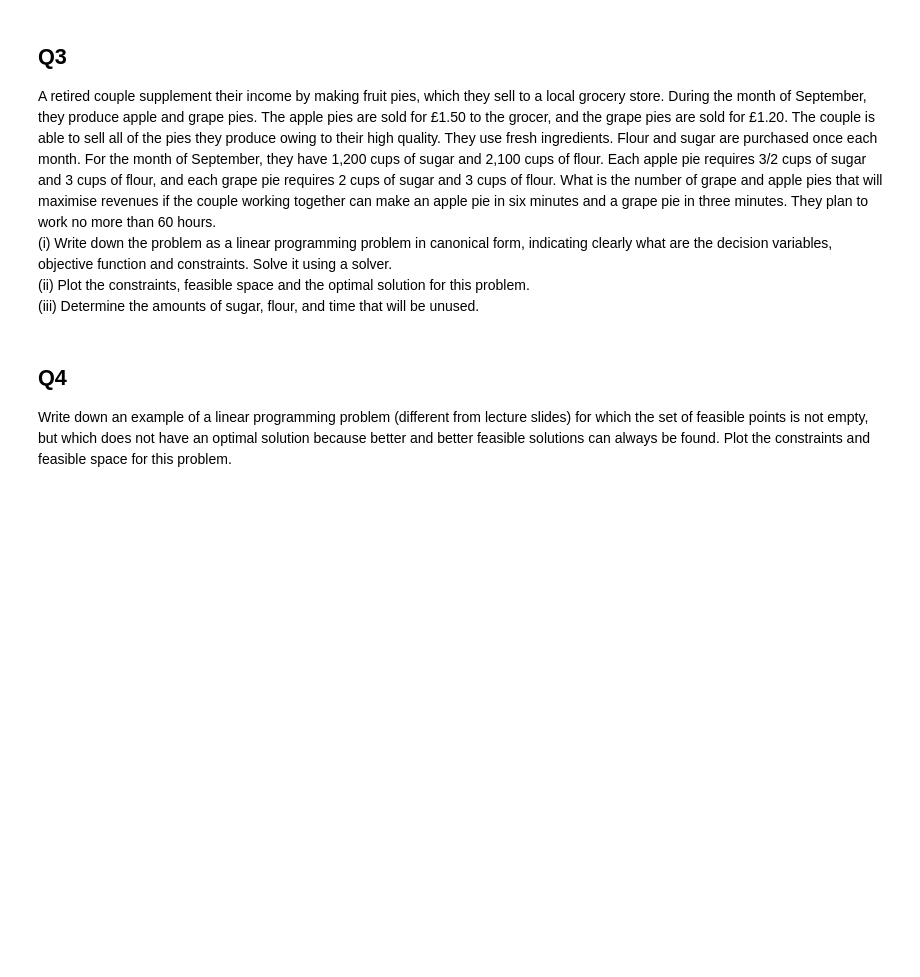
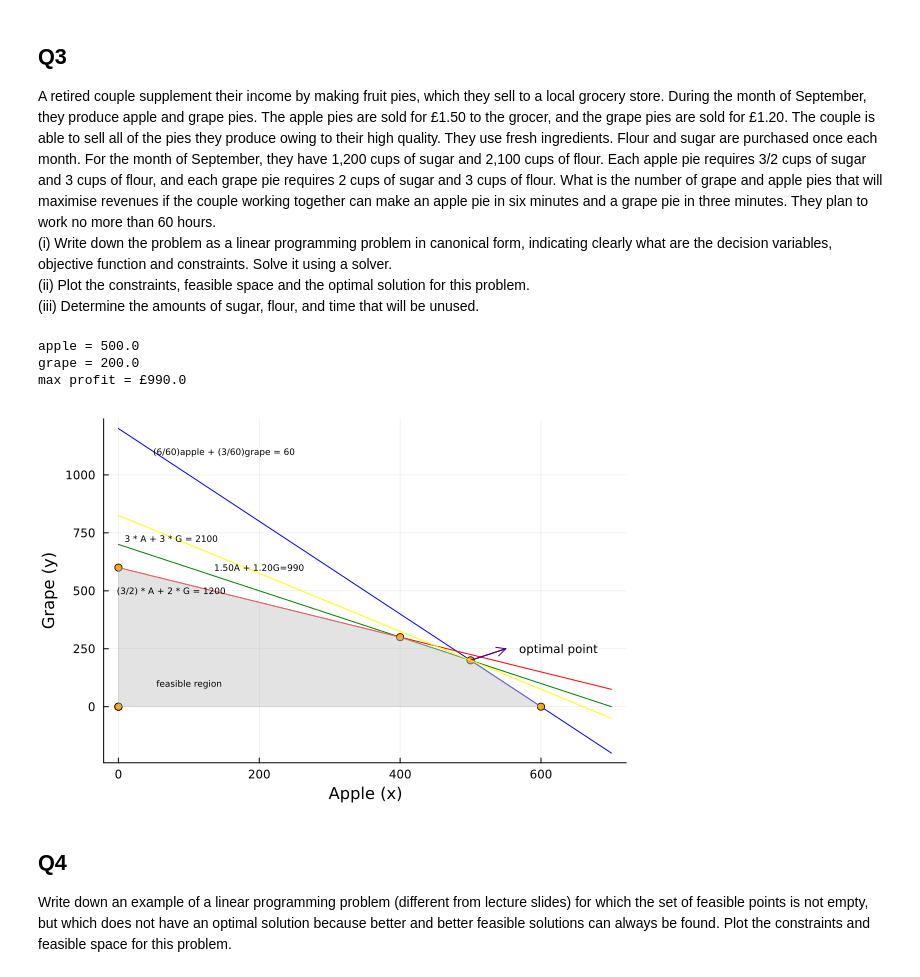
Before and after one commit to nguyenluan3017/HPC, a Jupyter notebook: lab_lp_week3.ipynb, the cells around one changed output. Saved outputs shown, nothing was run; the diff lists cells and outputs as text; code cells hidden in the pictures; blank space fills up the shorter version.

```diff
--- a/lab_lp_week3.ipynb
+++ b/lab_lp_week3.ipynb
@@ -116,6 +116,58 @@ they have 1,200 cups of sugar and 2,100 cups of flour. Each apple pie requires 3
 (i) Write down the problem as a linear programming problem in canonical form, indicating clearly what are the decision variables, objective function and constraints. Solve it using a solver.<br>
 (ii) Plot the constraints, feasible space and the optimal solution for this problem.<br>
 (iii) Determine the amounts of sugar, flour, and time that will be unused.
+# %%
+model = Model(GLPK.Optimizer)
+@variable(model, 0 <= A)
+@variable(model, 0 <= G)
+@constraint(model, work_hour, (6/60) * A + (3/60) * G <= 60)
+@constraint(model, flour    , 3 * A + 3 * G <= 2100)
+@constraint(model, sugar    , (3/2) * A + 2 * G <= 1200)
+@objective(model, Max, 1.50 * A + 1.20 * G)
+optimize!(model)
+println("apple = ", value(A))
+println("grape = ", value(G))
+println("max profit = £", objective_value(model))
+println("flour amount = ", 3*value(A)+3*value(G))
+println("sugar amount = ", 3*value(A)+3*value(G))
+# %% [output]
+apple = 500.0
+grape = 200.0
+max profit = £990.0
+# %%
+function grape_from_work_hour(apple)
+    return(60 - (6/60)*apple)/(3/60)
+end
+
+function grape_from_flour(apple)
+    return (2100 - 3*apple)/3
+end
+
+function grape_from_sugar(apple)
+    return (1200-(3/2)*apple)/2
+end
+
+function grape_from_objective(apple)
+    return (990 - 1.50 * apple)/1.20
+end
+
+plt = plot([0:700], grape_from_work_hour, color=:blue, label="work hour", annotation=[(150, 1100, "(6/60)apple + (3/60)grape = 60", 6)])
+plot!(plt, grape_from_flour, color=:green, label = "flour", annotation=[(75, 725, "3 * A + 3 * G = 2100", 6)])
+plot!(plt, grape_from_sugar, color=:red, label = "sugar", annotation=[(75, 500, "(3/2) * A + 2 * G = 1200", 6)])
+
+feas_x=[0, 0, 400, 500, 600, 0]
+feas_y=[0, 600, 300, 200, 0, 0]
+
+plot!(plt, feas_x, feas_y, seriestype=:scatter, legend=false, color=:orange)
+plot!(plt, feas_x, feas_y, palette=cgrad(:grays),lw=1,fill=10,alpha=0.4, annotation=[(100, 100, "feasible region", 6)])
+plot!(plt, [500, 550], [200, 250], arrow=0.3, color=:indigo, annotation=[(625, 250, "optimal point", 8)])
+plot!(plt, grape_from_objective, color=:yellow, annotation=[(200, 600, "1.50A + 1.20G=990", 6)])
+#plot!(p4,x,y,palette = cgrad(:grays),lw=4, fill = 0, α = 0.4,annotation=[(60,35,"Feasible Region",8)])
+
+xlabel!("Apple (x)")
+ylabel!("Grape (y)")
+# %% [output]
+[figure, added]
 # %% [markdown]
 ## Q4
 Write down an example of a linear programming problem (different from lecture slides) for which the set of feasible points is not empty, but which does not have an optimal solution because better and better feasible solutions can always be found. Plot the constraints and feasible space for this problem.
```
